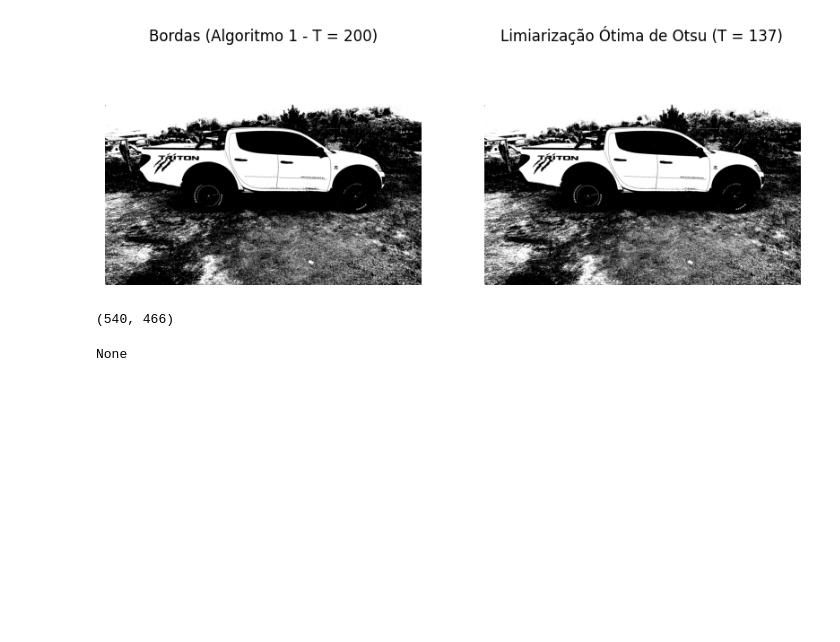
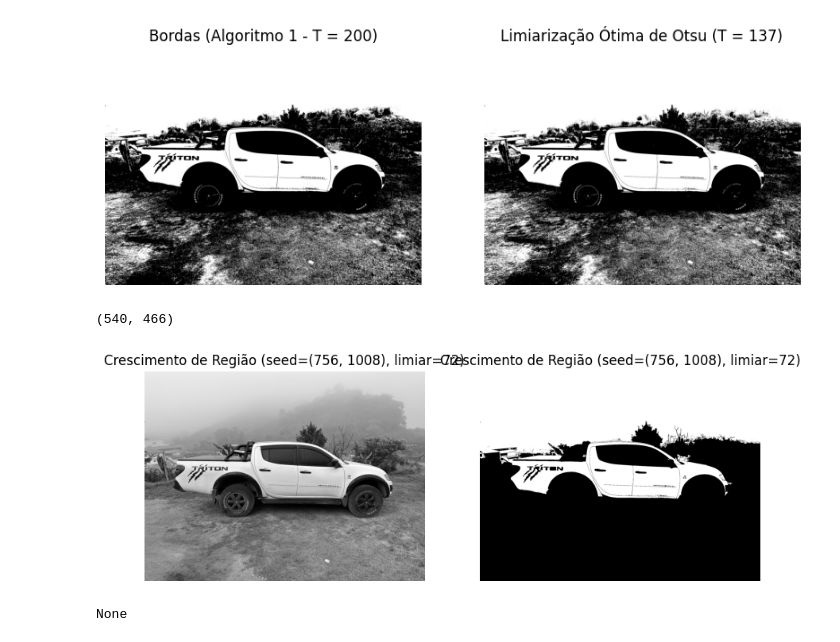
Before and after one commit to laerteluizf/Proc_Imagens_2025_2, a Jupyter notebook: proc_imagens_tarefa_final.ipynb, the cells around one changed output. Cells and saved outputs as stored; diff of their text form; code cells hidden in the pictures; blank space fills up the shorter version.

```diff
--- a/proc_imagens_tarefa_final.ipynb
+++ b/proc_imagens_tarefa_final.ipynb
@@ -405,3 +477,26 @@ print(imagem_ori.shape)
+# %%
+Atividade 7 - Crescimento de Região
+
+caminho_imgagem = '/content/drive/MyDrive/Proc de Imagens 2025 2/Imagem Cinza/carro_i_d_5.jpeg'
+
+imagem_ori = cv2.imread(caminho_imgagem, cv2.IMREAD_GRAYSCALE)
+
+resized_img = cv2.resize(imagem_ori, (0, 0), fx=0.5, fy=0.5, interpolation=cv2.INTER_AREA)
+
+legenda = "Imagem Original"
+
+linhas, colunas = resized_img.shape
+linha_central = linhas // 2
+coluna_central = colunas // 2
+
+seed = (linha_central, coluna_central)# ponto inicial escolhido manualmente ou pelo usuário
+limiar = 72 # controlador o crescimento da região
+
+regiao, legenda = crescimento_regiao(resized_img, seed, limiar)
+
+mostrar_2(resized_img, legenda, regiao, legenda)
+# %% [output]
+[figure, added]
 # %%
 print(imagem_com_ruido)
 # %% [output]
```
Also changed, not shown: parts of 2 cells of this notebook.
